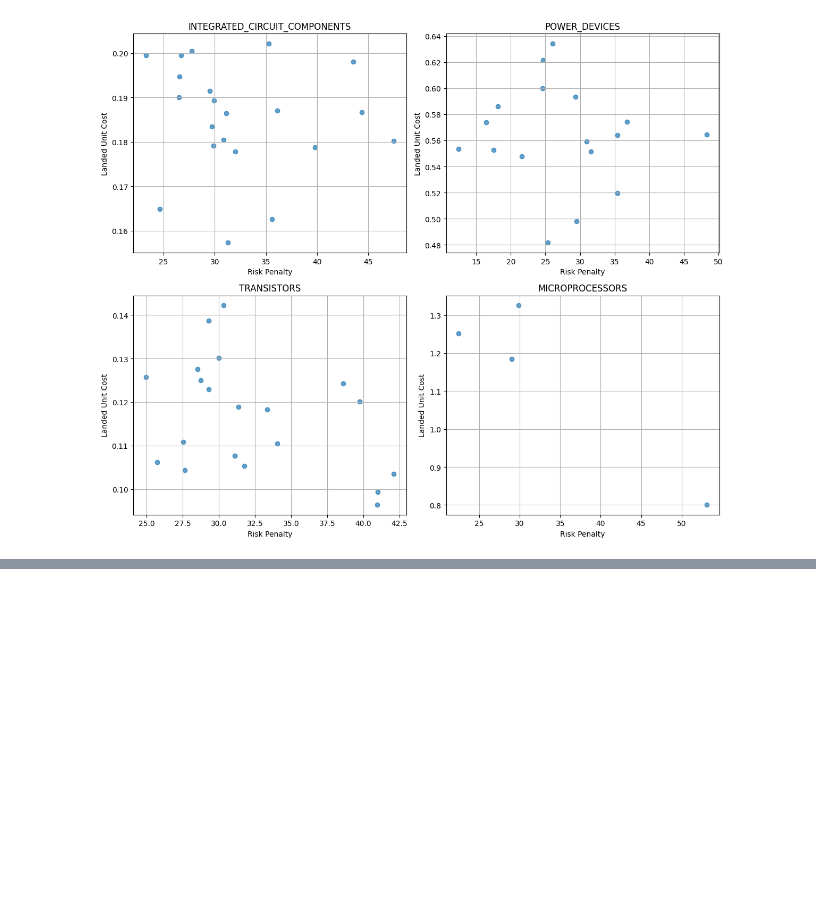
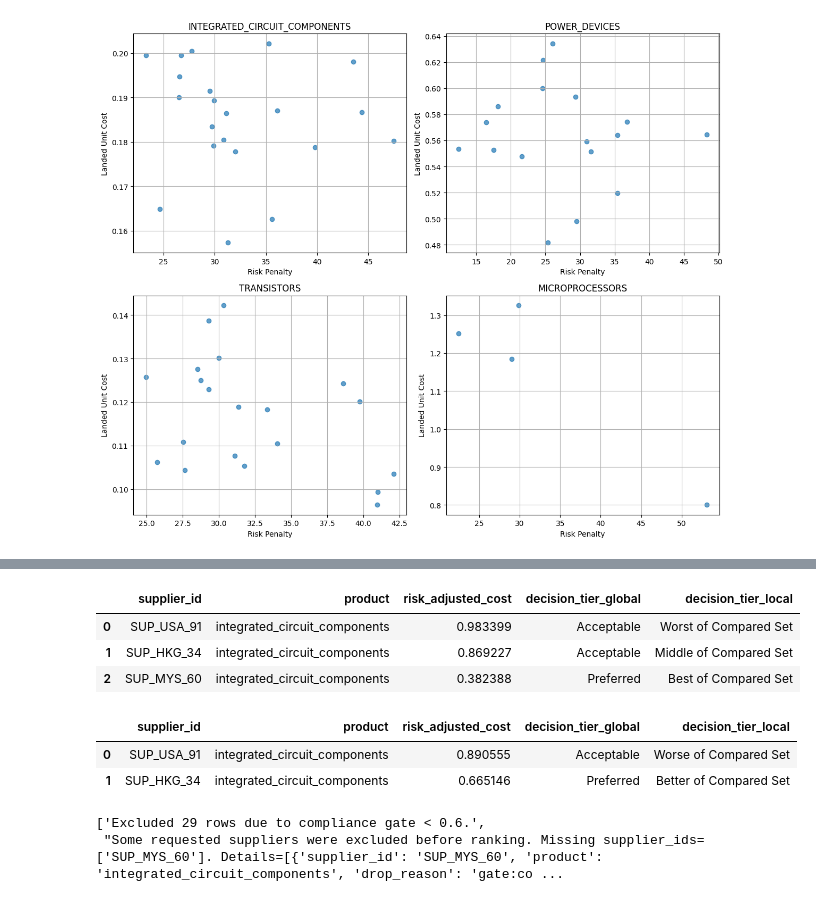
Before and after one commit to jbeck0854/procurement_agent, a Jupyter notebook: analytics/analysis/score_validation.ipynb, the cells around one changed output, grey strips where cells are left out. Saved outputs shown, nothing was run; the diff lists cells and outputs as text; code cells hidden in the pictures; blank space fills up the shorter version.

```diff
--- a/analytics/analysis/score_validation.ipynb
+++ b/analytics/analysis/score_validation.ipynb
@@ -366,0 +365,47 @@ plt.show()
+# %%
+result = scorer.score(
+    df,
+    Q=3000,
+    lambda_risk=0.5,
+    compare_supplier_ids=["SUP_USA_91", "SUP_HKG_34", "SUP_MYS_60"],
+    compliance_threshold=0.55,
+)
+
+result.ranked[[
+    "supplier_id",
+    "product",
+    "risk_adjusted_cost",
+    "decision_tier_global",
+    "decision_tier_local",
+]]
+# %% [output]
+|  | supplier_id | product | risk_adjusted_cost | decision_tier_global | decision_tier_local |
+| 0 | SUP_USA_91 | integrated_circuit_components | 0.983399 | Acceptable | Worst of Compared Set |
+| 1 | SUP_HKG_34 | integrated_circuit_components | 0.869227 | Acceptable | Middle of Compared Set |
+| 2 | SUP_MYS_60 | integrated_circuit_components | 0.382388 | Preferred | Best of Compared Set |
+# %%
+result = scorer.score(
+    df,
+    Q=3000,
+    lambda_risk=0.5,
+    compare_supplier_ids=["SUP_USA_91", "SUP_HKG_34", "SUP_MYS_60"],
+    compare_strict=False
+)
+
+result.ranked[[
+    "supplier_id",
+    "product",
+    "risk_adjusted_cost",
+    "decision_tier_global",
+    "decision_tier_local",
+]]
+# %% [output]
+|  | supplier_id | product | risk_adjusted_cost | decision_tier_global | decision_tier_local |
+| 0 | SUP_USA_91 | integrated_circuit_components | 0.890555 | Acceptable | Worse of Compared Set |
+| 1 | SUP_HKG_34 | integrated_circuit_components | 0.665146 | Preferred | Better of Compared Set |
+# %%
+result.excluded_requested_suppliers
+result.warnings
+# %% [output]
+['Excluded 29 rows due to compliance gate < 0.6.',
+ "Some requested suppliers were excluded before ranking. Missing supplier_ids=['SUP_MYS_60']. Details=[{'supplier_id': 'SUP_MYS_60', 'product': 'integrated_circuit_components', 'drop_reason': 'gate:co ...
```
Also changed, not shown: parts of 14 cells of this notebook, 1 other file.
